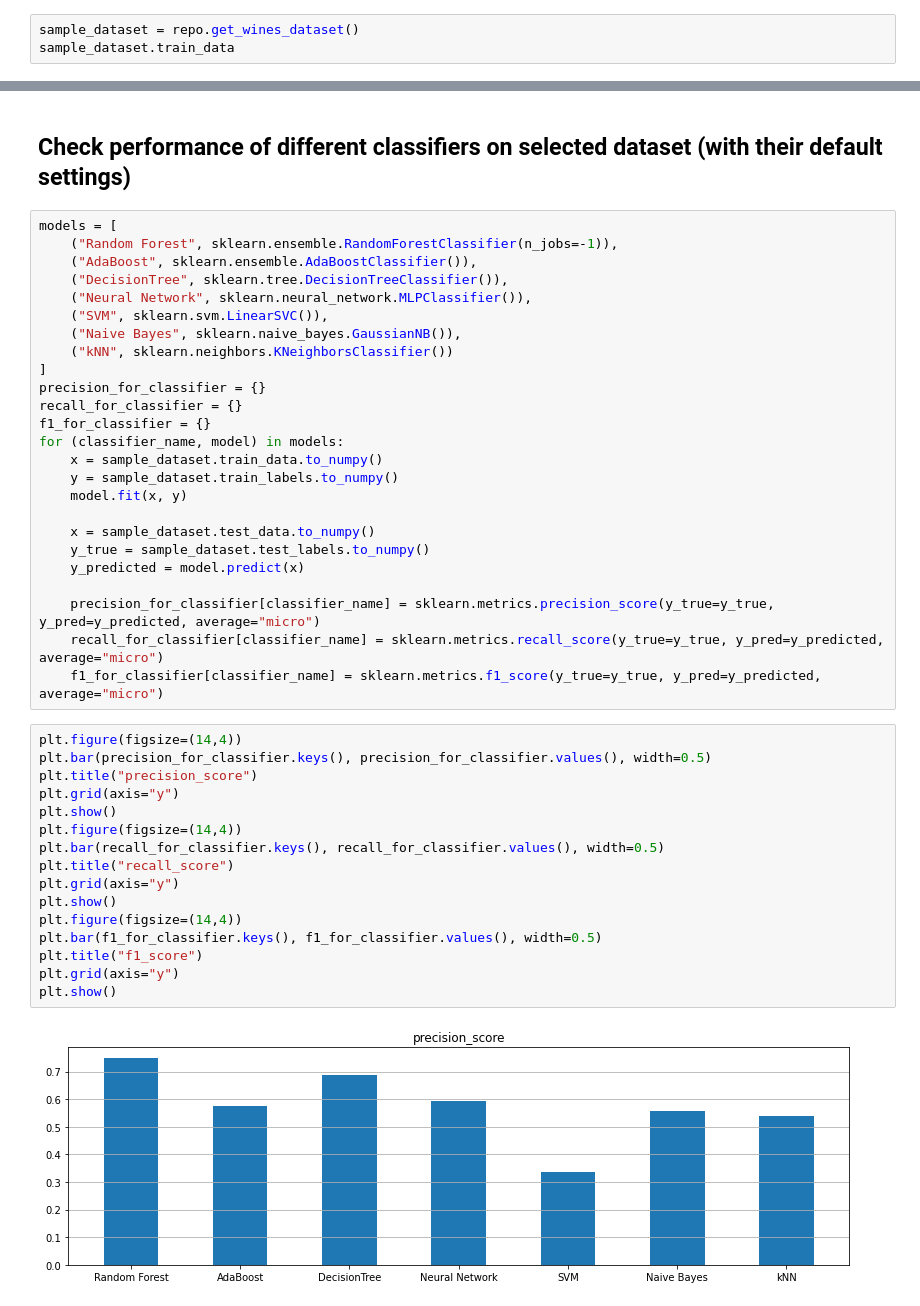
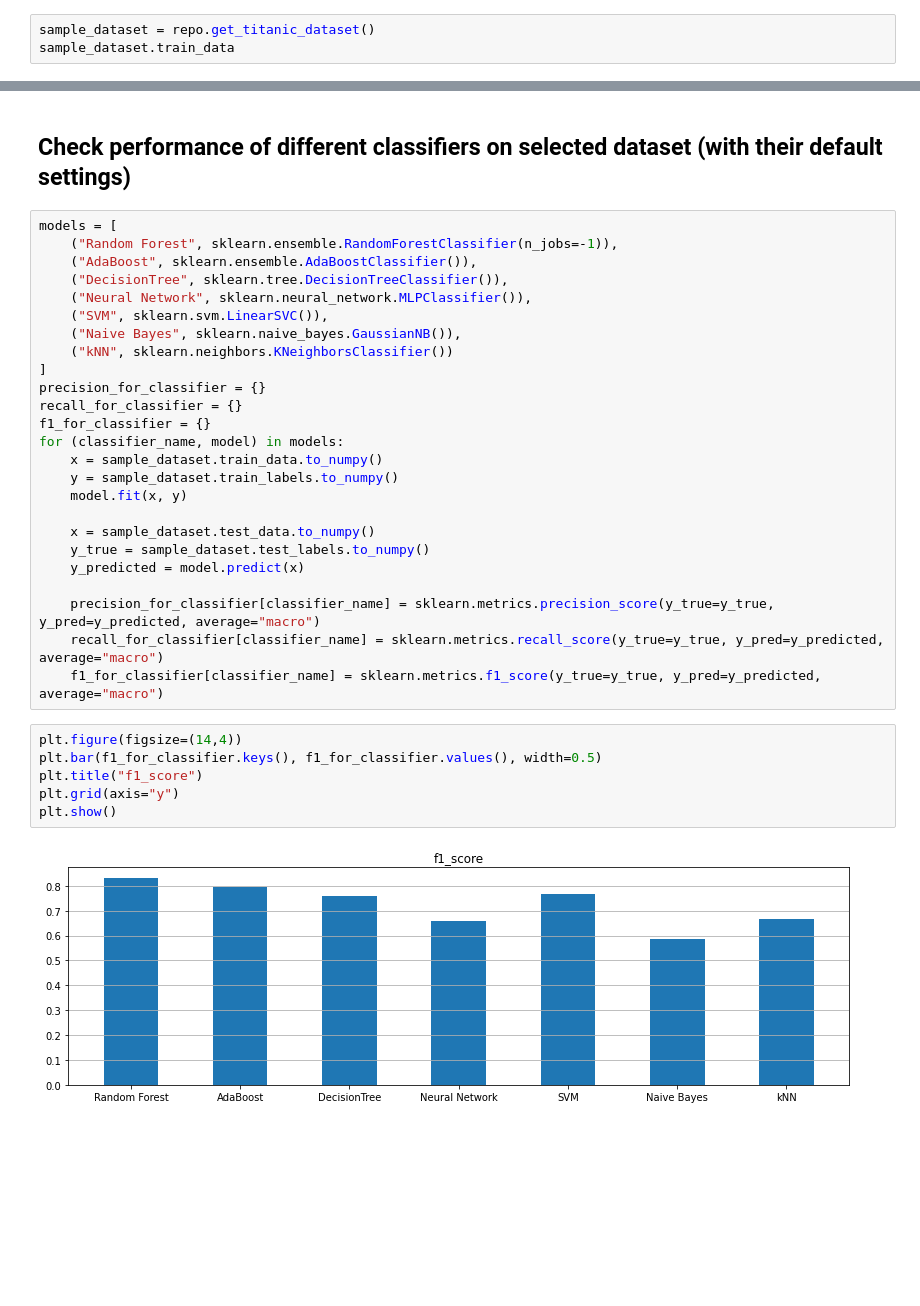
Before and after one commit to vonHousen/lime, a Jupyter notebook: doc/mod/notebooks/EfficiencyTests.ipynb, the cells around one changed output, grey strips where cells are left out. Cells and saved outputs as stored; diff of their text form; blank space fills up the shorter version.

```diff
--- a/doc/mod/notebooks/EfficiencyTests.ipynb
+++ b/doc/mod/notebooks/EfficiencyTests.ipynb
@@ -30,6 +30,6 @@ wines
 mushrooms
 heart disease
 # %%
-sample_dataset = repo.get_wines_dataset()
+sample_dataset = repo.get_titanic_dataset()
 sample_dataset.train_data
 # %% [output]
@@ -70,24 +71,14 @@ for (classifier_name, model) in models:
     y_true = sample_dataset.test_labels.to_numpy()
     y_predicted = model.predict(x)
 
-    precision_for_classifier[classifier_name] = sklearn.metrics.precision_score(y_true=y_true, y_pred=y_predicted, average="micro")
-    recall_for_classifier[classifier_name] = sklearn.metrics.recall_score(y_true=y_true, y_pred=y_predicted, average="micro")
-    f1_for_classifier[classifier_name] = sklearn.metrics.f1_score(y_true=y_true, y_pred=y_predicted, average="micro")
+    precision_for_classifier[classifier_name] = sklearn.metrics.precision_score(y_true=y_true, y_pred=y_predicted, average="macro")
+    recall_for_classifier[classifier_name] = sklearn.metrics.recall_score(y_true=y_true, y_pred=y_predicted, average="macro")
+    f1_for_classifier[classifier_name] = sklearn.metrics.f1_score(y_true=y_true, y_pred=y_predicted, average="macro")
 # %%
-plt.figure(figsize=(14,4))
-plt.bar(precision_for_classifier.keys(), precision_for_classifier.values(), width=0.5)
-plt.title("precision_score")
-plt.grid(axis="y")
-plt.show()
-plt.figure(figsize=(14,4))
-plt.bar(recall_for_classifier.keys(), recall_for_classifier.values(), width=0.5)
-plt.title("recall_score")
-plt.grid(axis="y")
-plt.show()
 plt.figure(figsize=(14,4))
 plt.bar(f1_for_classifier.keys(), f1_for_classifier.values(), width=0.5)
 plt.title("f1_score")
 plt.grid(axis="y")
 plt.show()
 # %% [output]
-[figure, old version]
+[figure, new version]
```
Also changed, not shown: parts of 16 cells of this notebook, 3 other files.
